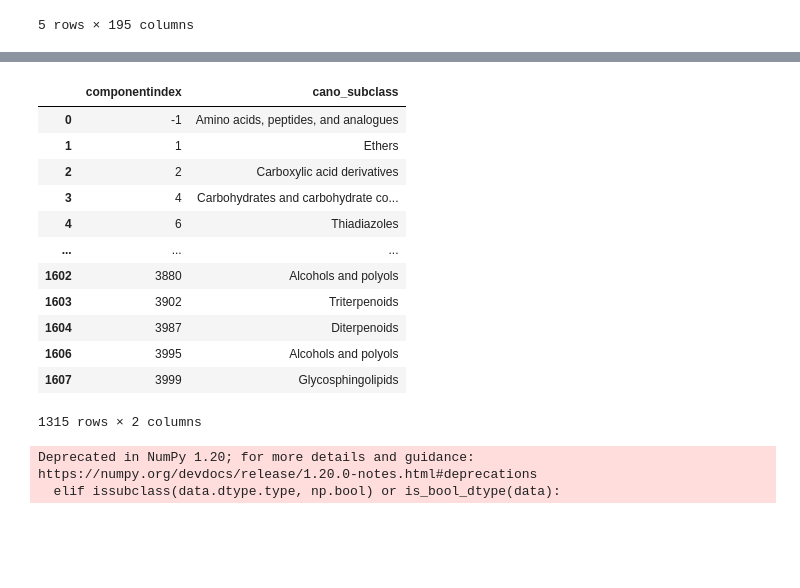
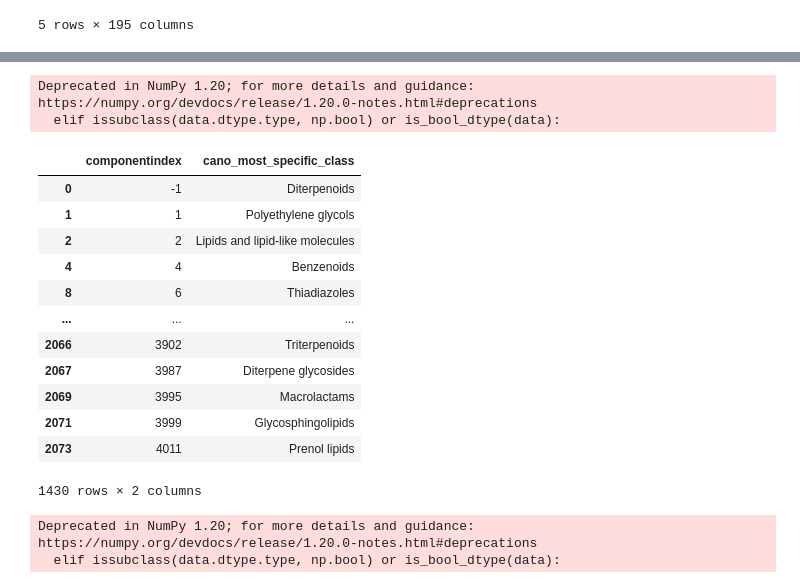
Before and after one commit to volvox292/Nicotiana_metabolomics, a Jupyter notebook: S19_canopus_consensus.ipynb, the cells around one changed output, grey strips where cells are left out. Saved outputs shown, nothing was run; the diff lists cells and outputs as text; code cells hidden in the pictures; blank space fills up the shorter version.

Commit message:
added most specific canopus propagation

```diff
--- a/S19_canopus_consensus.ipynb
+++ b/S19_canopus_consensus.ipynb
@@ -493,24 +534,30 @@ Deprecated in NumPy 1.20; for more details and guidance: https://numpy.org/devdo
+# %%
+canopus_freq1=canopus_freq1.set_index("componentindex")
+canopus_freq1=canopus_freq1.rename(columns={"cano_superclass" : "canopus_enhancer_superclass"})
+# %% [output]
+Deprecated in NumPy 1.20; for more details and guidance: https://numpy.org/devdocs/release/1.20.0-notes.html#deprecations
+  elif issubclass(data.dtype.type, np.bool) or is_bool_dtype(data):
 # %%
 #clean
 
 #canopus_freq=clean.groupby('componentindex')['cano_superclass'].apply(lambda x: x.value_counts().index[0]).reset_index()
-canopus_freq=clean.groupby('componentindex')['cano_subclass'].apply(lambda x: x.mode()).reset_index(level=1, drop=True).reset_index()
-canopus_freq=canopus_freq.drop_duplicates(subset=['componentindex'], keep='first')
-canopus_freq
+canopus_freq2=clean.groupby('componentindex')['cano_most_specific_class'].apply(lambda x: x.mode()).reset_index(level=1, drop=True).reset_index()
+canopus_freq2=canopus_freq2.drop_duplicates(subset=['componentindex'], keep='first')
+canopus_freq2
 # %% [output]
-|  | componentindex | cano_subclass |
-| 0 | -1 | Amino acids, peptides, and analogues |
-| 1 | 1 | Ethers |
-| 2 | 2 | Carboxylic acid derivatives |
-| 3 | 4 | Carbohydrates and carbohydrate co... |
-| 4 | 6 | Thiadiazoles |
+|  | componentindex | cano_most_specific_class |
+| 0 | -1 | Diterpenoids |
+| 1 | 1 | Polyethylene glycols |
+| 2 | 2 | Lipids and lipid-like molecules |
+| 4 | 4 | Benzenoids |
+| 8 | 6 | Thiadiazoles |
 | ... | ... | ... |
-| 1602 | 3880 | Alcohols and polyols |
-| 1603 | 3902 | Triterpenoids |
-| 1604 | 3987 | Diterpenoids |
-| 1606 | 3995 | Alcohols and polyols |
-| 1607 | 3999 | Glycosphingolipids |
+| 2066 | 3902 | Triterpenoids |
+| 2067 | 3987 | Diterpene glycosides |
+| 2069 | 3995 | Macrolactams |
+| 2071 | 3999 | Glycosphingolipids |
+| 2073 | 4011 | Prenol lipids |
-1315 rows × 2 columns
+1430 rows × 2 columns
 # %%
 
 
```
Also changed, not shown: parts of 17 cells of this notebook, 1 other file.
